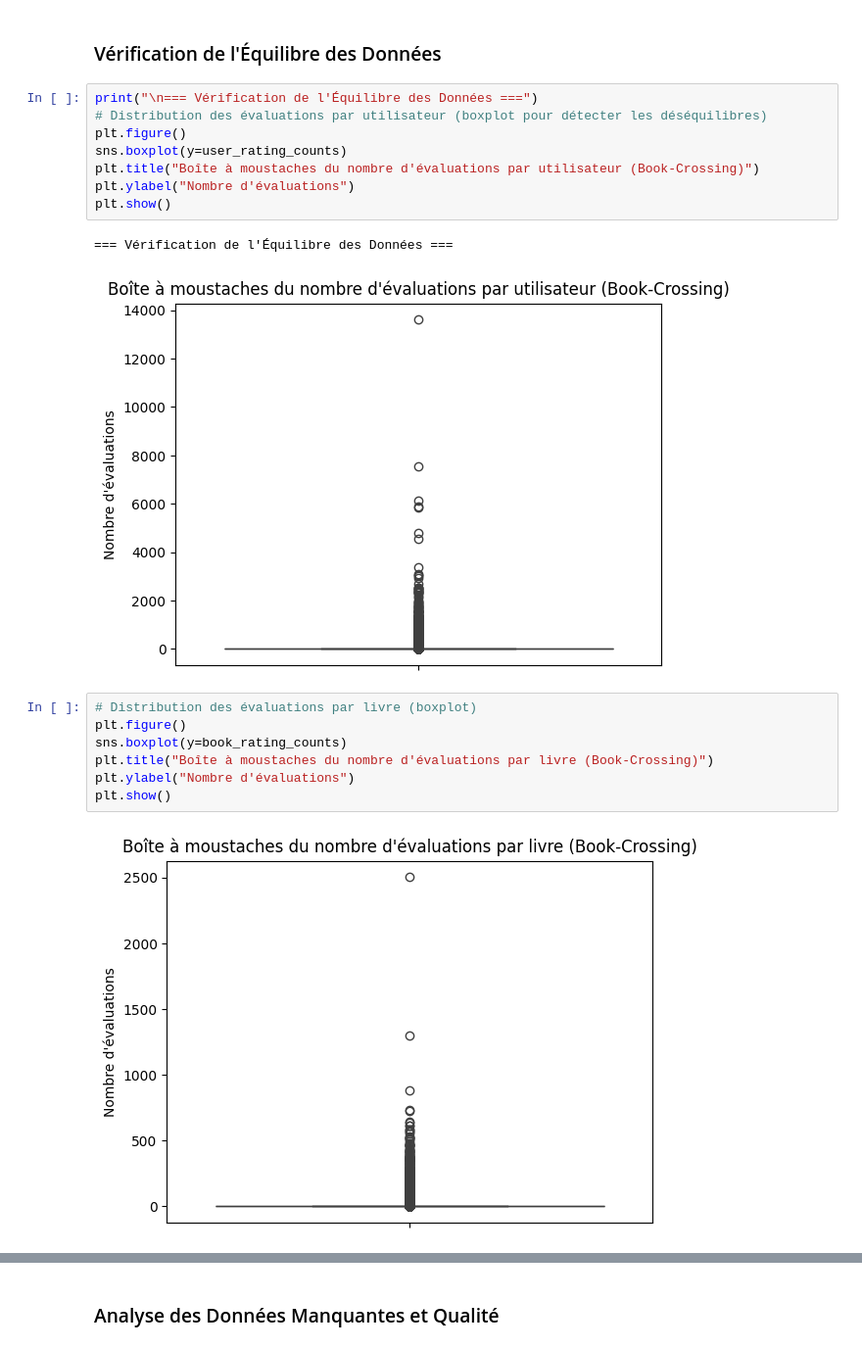
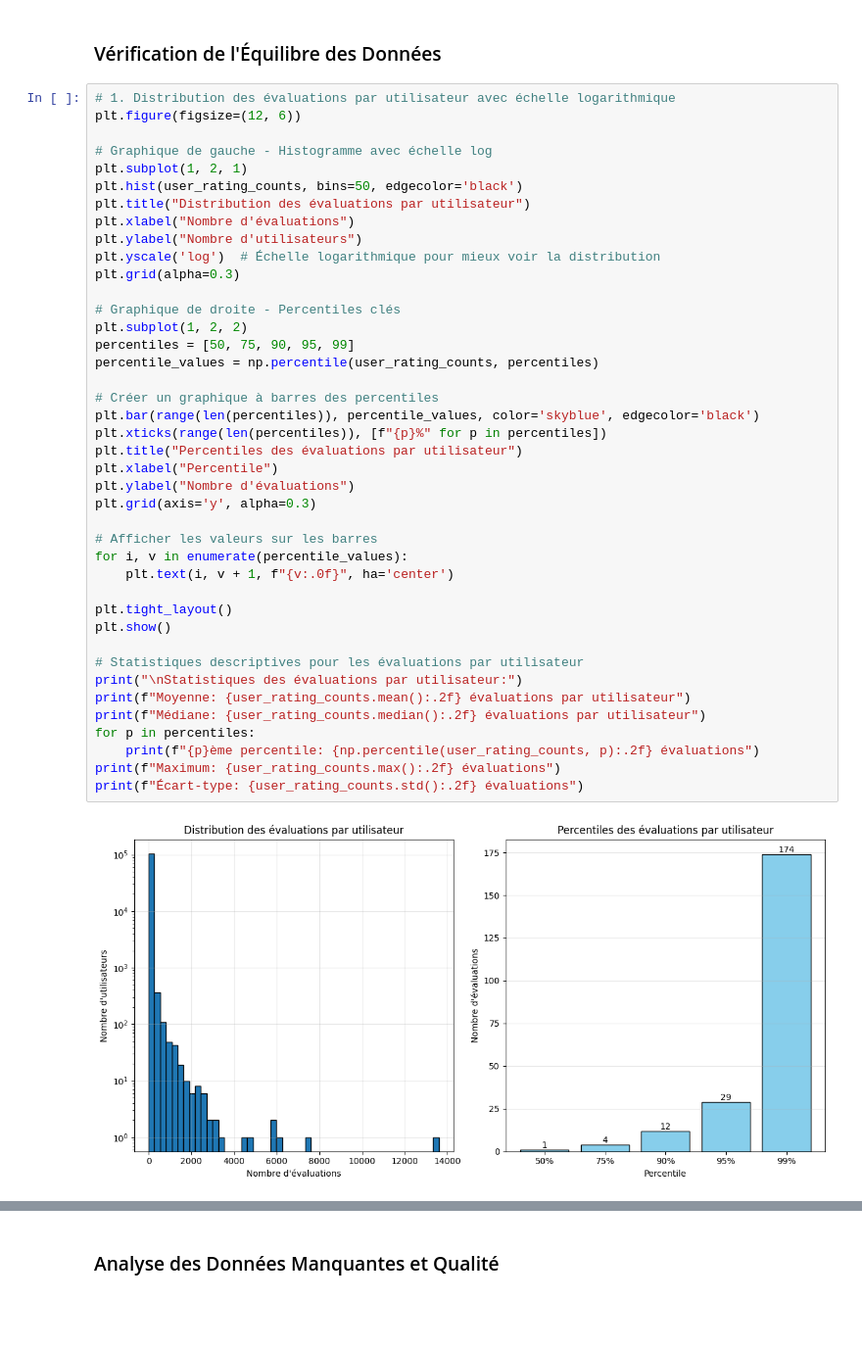
Before and after one commit to Laaliji/Books_Recommandation_System, a Jupyter notebook: systeme_recommandation_livres.ipynb, the cells around one changed output, grey strips where cells are left out. Shown: that part at 98% size. Drawn from its saved outputs; the diff is of its cells as text; blank space fills up the shorter version.

```diff
--- a/systeme_recommandation_livres.ipynb
+++ b/systeme_recommandation_livres.ipynb
@@ -246,23 +275,46 @@ print(f"\nNombre d'évaluations aberrantes (<0 ou >10) : {outlier_ratings}")
 Nombre d'évaluations aberrantes (<0 ou >10) : 0
 # %% [markdown]
 ### Vérification de l'Équilibre des Données
-# %%
-print("\n=== Vérification de l'Équilibre des Données ===")
-# Distribution des évaluations par utilisateur (boxplot pour détecter les déséquilibres)
-plt.figure()
-sns.boxplot(y=user_rating_counts)
-plt.title("Boîte à moustaches du nombre d'évaluations par utilisateur (Book-Crossing)")
-plt.ylabel("Nombre d'évaluations")
-plt.show()
-# %% [output]
-=== Vérification de l'Équilibre des Données ===
-[figure, removed]
-# %%
-# Distribution des évaluations par livre (boxplot)
-plt.figure()
-sns.boxplot(y=book_rating_counts)
-plt.title("Boîte à moustaches du nombre d'évaluations par livre (Book-Crossing)")
-plt.ylabel("Nombre d'évaluations")
-plt.show()
-# %% [output]
-[figure, removed]
+# %%
+# 1. Distribution des évaluations par utilisateur avec échelle logarithmique
+plt.figure(figsize=(12, 6))
+
+# Graphique de gauche - Histogramme avec échelle log
+plt.subplot(1, 2, 1)
+plt.hist(user_rating_counts, bins=50, edgecolor='black')
+plt.title("Distribution des évaluations par utilisateur")
+plt.xlabel("Nombre d'évaluations")
+plt.ylabel("Nombre d'utilisateurs")
+plt.yscale('log')  # Échelle logarithmique pour mieux voir la distribution
+plt.grid(alpha=0.3)
+
+# Graphique de droite - Percentiles clés
+plt.subplot(1, 2, 2)
+percentiles = [50, 75, 90, 95, 99]
+percentile_values = np.percentile(user_rating_counts, percentiles)
+
+# Créer un graphique à barres des percentiles
+plt.bar(range(len(percentiles)), percentile_values, color='skyblue', edgecolor='black')
+plt.xticks(range(len(percentiles)), [f"{p}%" for p in percentiles])
+plt.title("Percentiles des évaluations par utilisateur")
+plt.xlabel("Percentile")
+plt.ylabel("Nombre d'évaluations")
+plt.grid(axis='y', alpha=0.3)
+
+# Afficher les valeurs sur les barres
+for i, v in enumerate(percentile_values):
+    plt.text(i, v + 1, f"{v:.0f}", ha='center')
+
+plt.tight_layout()
+plt.show()
+
+# Statistiques descriptives pour les évaluations par utilisateur
+print("\nStatistiques des évaluations par utilisateur:")
+print(f"Moyenne: {user_rating_counts.mean():.2f} évaluations par utilisateur")
+print(f"Médiane: {user_rating_counts.median():.2f} évaluations par utilisateur")
+for p in percentiles:
+    print(f"{p}ème percentile: {np.percentile(user_rating_counts, p):.2f} évaluations")
+print(f"Maximum: {user_rating_counts.max():.2f} évaluations")
+print(f"Écart-type: {user_rating_counts.std():.2f} évaluations")
+# %% [output]
+[figure, added]
```
Also changed, not shown: parts of 12 cells of this notebook.
